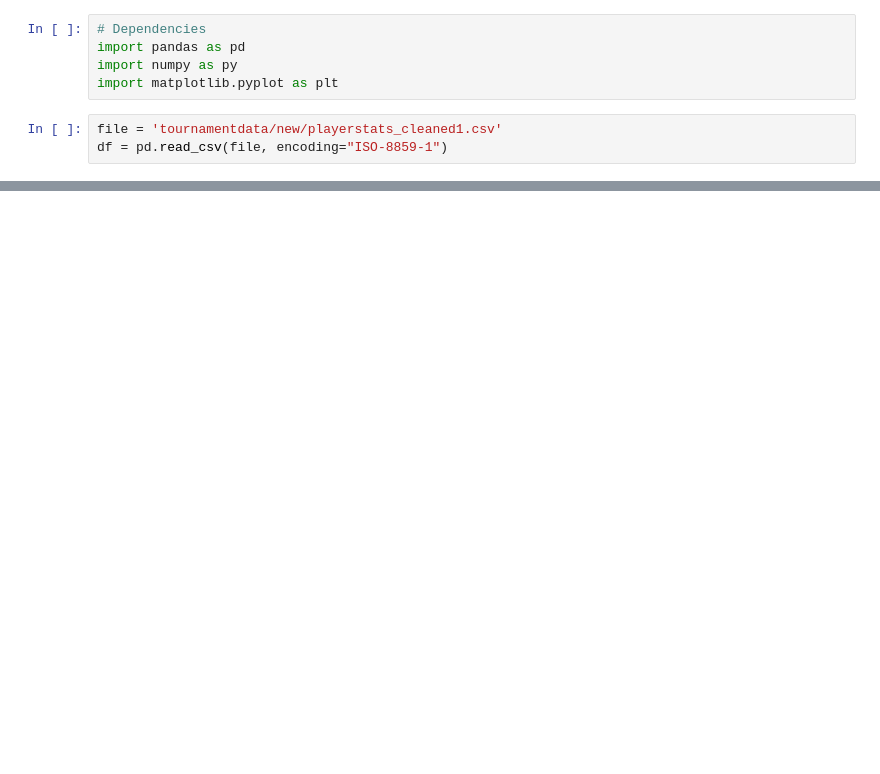
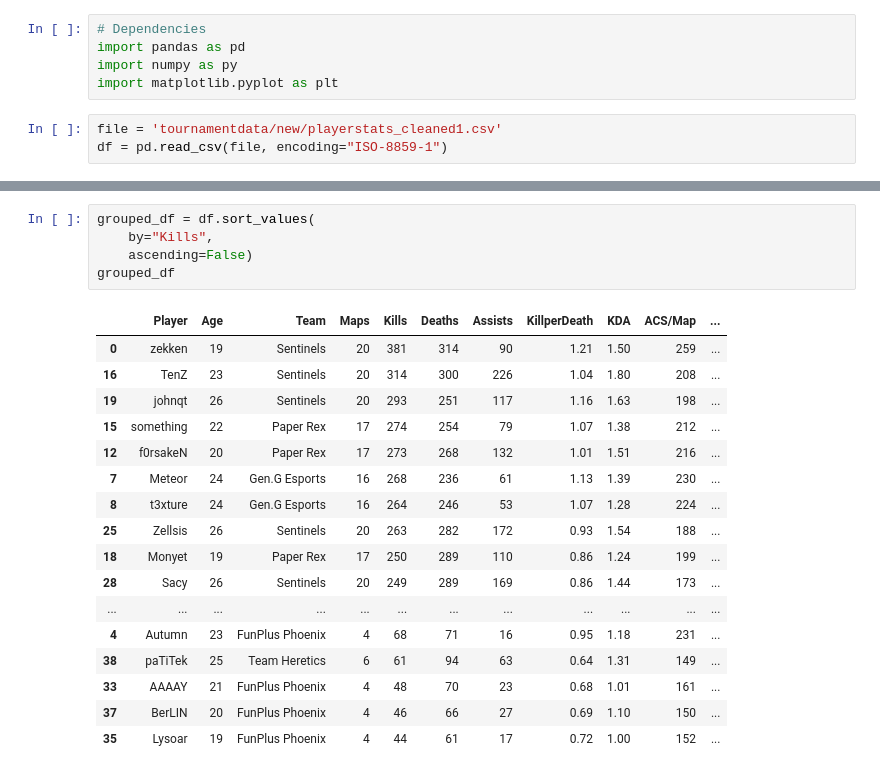
Before and after one commit to azrielmt/vct-masters-madrid-data, a Jupyter notebook: senpy.ipynb, the cells around one changed output, grey strips where cells are left out. Saved outputs shown, nothing was run; the diff lists cells and outputs as text; blank space fills up the shorter version.

```diff
--- a/senpy.ipynb
+++ b/senpy.ipynb
@@ -22,0 +29,23 @@ df.head(10)
+# %%
+grouped_df = df.sort_values(
+    by="Kills",
+    ascending=False)
+grouped_df
+# %% [output]
+|  | Player | Age | Team | Maps | Kills | Deaths | Assists | KillperDeath | KDA | ACS/Map | ... |
+| 0 | zekken | 19 | Sentinels | 20 | 381 | 314 | 90 | 1.21 | 1.50 | 259 | ... |
+| 16 | TenZ | 23 | Sentinels | 20 | 314 | 300 | 226 | 1.04 | 1.80 | 208 | ... |
+| 19 | johnqt | 26 | Sentinels | 20 | 293 | 251 | 117 | 1.16 | 1.63 | 198 | ... |
+| 15 | something | 22 | Paper Rex | 17 | 274 | 254 | 79 | 1.07 | 1.38 | 212 | ... |
+| 12 | f0rsakeN | 20 | Paper Rex | 17 | 273 | 268 | 132 | 1.01 | 1.51 | 216 | ... |
+| 7 | Meteor | 24 | Gen.G Esports | 16 | 268 | 236 | 61 | 1.13 | 1.39 | 230 | ... |
+| 8 | t3xture | 24 | Gen.G Esports | 16 | 264 | 246 | 53 | 1.07 | 1.28 | 224 | ... |
+| 25 | Zellsis | 26 | Sentinels | 20 | 263 | 282 | 172 | 0.93 | 1.54 | 188 | ... |
+| 18 | Monyet | 19 | Paper Rex | 17 | 250 | 289 | 110 | 0.86 | 1.24 | 199 | ... |
+| 28 | Sacy | 26 | Sentinels | 20 | 249 | 289 | 169 | 0.86 | 1.44 | 173 | ... |
+| ... | ... | ... | ... | ... | ... | ... | ... | ... | ... | ... | ... |
+| 4 | Autumn | 23 | FunPlus Phoenix | 4 | 68 | 71 | 16 | 0.95 | 1.18 | 231 | ... |
+| 38 | paTiTek | 25 | Team Heretics | 6 | 61 | 94 | 63 | 0.64 | 1.31 | 149 | ... |
+| 33 | AAAAY | 21 | FunPlus Phoenix | 4 | 48 | 70 | 23 | 0.68 | 1.01 | 161 | ... |
+| 37 | BerLIN | 20 | FunPlus Phoenix | 4 | 46 | 66 | 27 | 0.69 | 1.10 | 150 | ... |
+| 35 | Lysoar | 19 | FunPlus Phoenix | 4 | 44 | 61 | 17 | 0.72 | 1.00 | 152 | ... |
```
Also changed, not shown: parts of 1 cell of this notebook.
